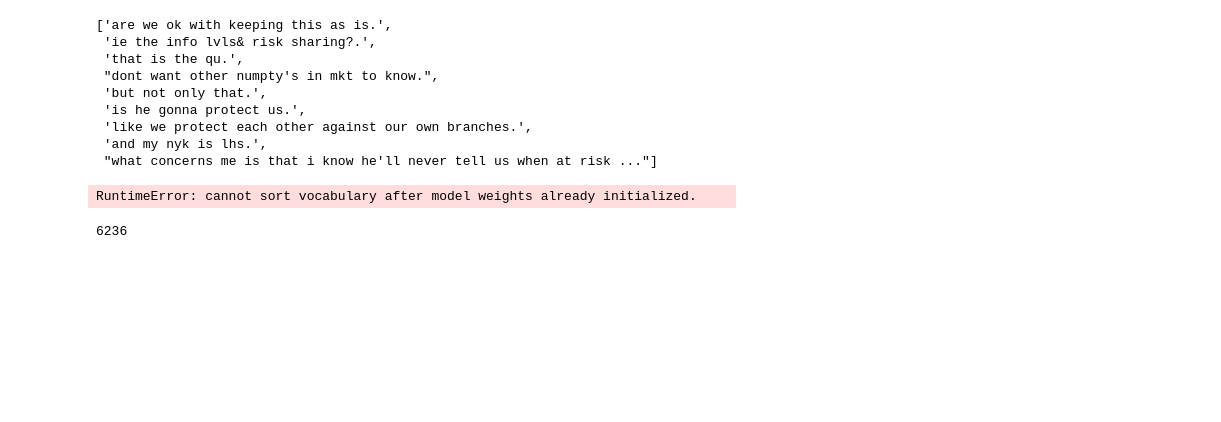
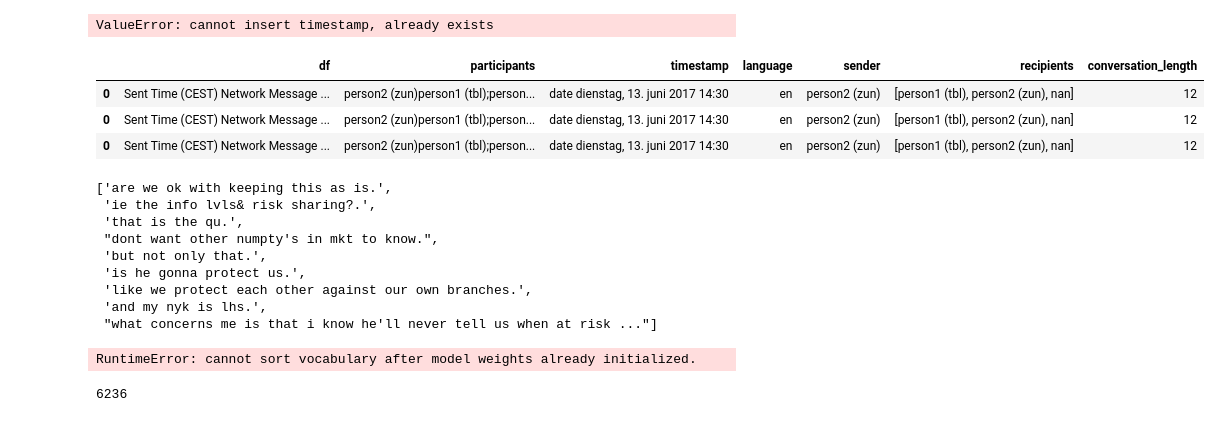
Before and after one commit to SNaveenMathew/TextMining, a Jupyter notebook: main.ipynb, the cells around one changed output. Drawn from its saved outputs; the diff is of its cells as text; code cells hidden in the pictures; blank space fills up the shorter version.

```diff
--- a/main.ipynb
+++ b/main.ipynb
@@ -23,21 +23,28 @@ Using TensorFlow backend.
 # %%
 DetectorFactory.seed = 0
 
-# Testing language
 in_file = open("in_file.cfg").read()
 in_file = in_file.split("\n")
+file_folder = in_file[4]
 label = in_file[3]
 col = in_file[2]
 in_type = in_file[1]
 in_file = in_file[0]
-strings = read_file(in_file, in_type = in_type)
-if(in_type == "text"):
-    strings = tokenize_sentence_nltk(strings)
-    strings = DataFrame(strings)[0]
+if file_folder == "file":
+    strings = read_file(in_file, in_type = in_type)
+    if in_type == "text":
+        strings = tokenize_sentence_nltk(strings)
+        strings = DataFrame(strings)[0]
+    elif in_type == "html":
+        timestamp = strings[2]
+        meta_data = strings[1]
+        strings = strings[0]
+        strings[label] = meta_data["Comment"]
+        labels = strings[label]
+        strings = strings[col]
+    else:
+        if label in strings.columns:
+            labels = strings[label]
+        strings = strings[col]
 else:
-    if(label in strings.columns):
-        labels = strings[label]
-    strings = strings[col]
-
-strings = strings.apply(clean_strings)
-languages = strings.apply(detect_language)
+    strings = read_folder(in_file, in_type = in_type)
@@ -44,3 +69,22 @@ languages = strings.apply(detect_language)
+# %%
+# Some deduplication to be done here to keep the remaining steps same
+strings = filter_data(strings)
+strings = filter_senders(strings)
+strings = filter_recipients(strings)
+strings1 = strings.drop(['df'], axis = 1).reset_index()
+strings = strings['df'].apply(lambda x: ". ".join(x['Message']).replace("..", ".")).reset_index()['df']
+from pandas import concat
+strings1 = concat([strings, strings1], axis = 1)
+strings1.to_csv("strings_with_meta_data.csv")
+# %% [output]
+ValueError: cannot insert timestamp, already exists
+# %%
+strings
+# %% [output]
+|  | df | participants | timestamp | language | sender | recipients | conversation_length |
+| 0 | Sent Time (CEST) Network Message ... | person2 (zun)person1 (tbl);person... | date dienstag, 13. juni 2017 14:30 | en | person2 (zun) | [person1 (tbl), person2 (zun), nan] | 12 |
+| 0 | Sent Time (CEST) Network Message ... | person2 (zun)person1 (tbl);person... | date dienstag, 13. juni 2017 14:30 | en | person2 (zun) | [person1 (tbl), person2 (zun), nan] | 12 |
+| 0 | Sent Time (CEST) Network Message ... | person2 (zun)person1 (tbl);person... | date dienstag, 13. juni 2017 14:30 | en | person2 (zun) | [person1 (tbl), person2 (zun), nan] | 12 |
 # %%
 # Picking the language with highest probability
 first_language = languages.apply(pick_first_language)
```
Also changed, not shown: parts of 3 cells of this notebook, 2 other files.
